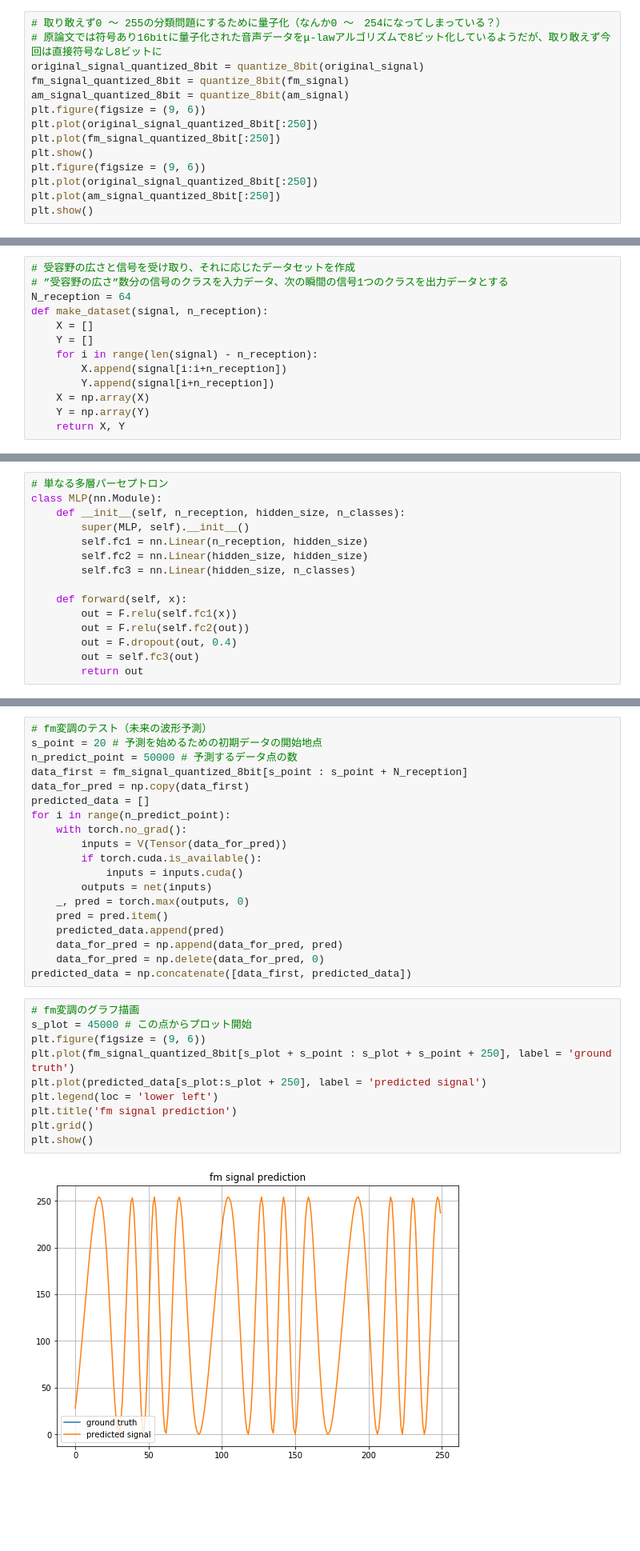
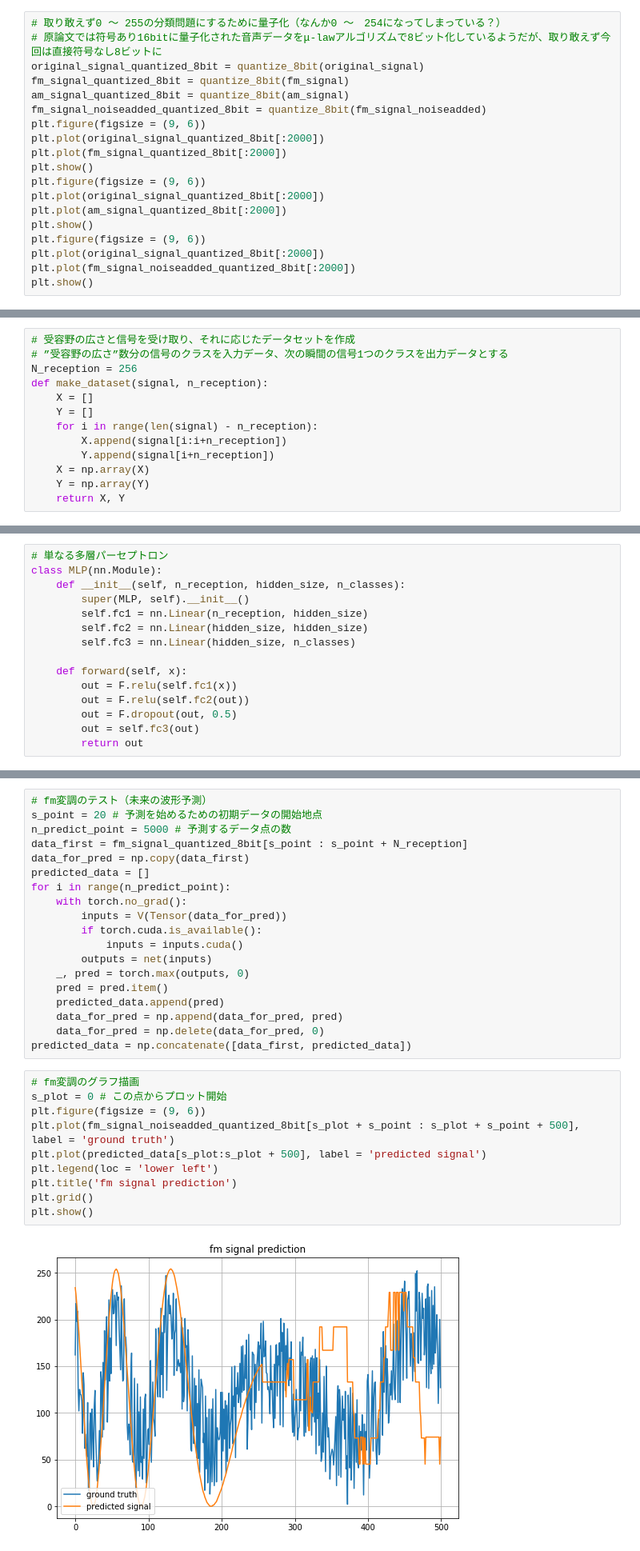
Before and after one commit to cross32768/dilated_conv, a Jupyter notebook: dilated_conv.ipynb, the cells around one changed output, grey strips where cells are left out. Shown at 80% size. Drawn from its saved outputs; the diff is of its cells as text; blank space fills up the shorter version.

Commit message:
add code about noise

```diff
--- a/dilated_conv.ipynb
+++ b/dilated_conv.ipynb
@@ -107,12 +130,17 @@ def quantize_8bit(signal):
 original_signal_quantized_8bit = quantize_8bit(original_signal)
 fm_signal_quantized_8bit = quantize_8bit(fm_signal)
 am_signal_quantized_8bit = quantize_8bit(am_signal)
+fm_signal_noiseadded_quantized_8bit = quantize_8bit(fm_signal_noiseadded)
 plt.figure(figsize = (9, 6))
-plt.plot(original_signal_quantized_8bit[:250])
-plt.plot(fm_signal_quantized_8bit[:250])
+plt.plot(original_signal_quantized_8bit[:2000])
+plt.plot(fm_signal_quantized_8bit[:2000])
 plt.show()
 plt.figure(figsize = (9, 6))
-plt.plot(original_signal_quantized_8bit[:250])
-plt.plot(am_signal_quantized_8bit[:250])
+plt.plot(original_signal_quantized_8bit[:2000])
+plt.plot(am_signal_quantized_8bit[:2000])
 plt.show()
+plt.figure(figsize = (9, 6))
+plt.plot(original_signal_quantized_8bit[:2000])
+plt.plot(fm_signal_noiseadded_quantized_8bit[:2000])
+plt.show()
 # %% [output]
@@ -121,7 +150,7 @@ plt.show()
 # %%
 # 受容野の広さと信号を受け取り、それに応じたデータセットを作成
 # ”受容野の広さ”数分の信号のクラスを入力データ、次の瞬間の信号1つのクラスを出力データとする
-N_reception = 64
+N_reception = 256
 def make_dataset(signal, n_reception):
     X = []
     Y = []
@@ -159,7 +196,7 @@ class MLP(nn.Module):
     def forward(self, x):
         out = F.relu(self.fc1(x))
         out = F.relu(self.fc2(out))
-        out = F.dropout(out, 0.4)
+        out = F.dropout(out, 0.5)
         out = self.fc3(out)
         return out
 # %%
@@ -276,7 +313,7 @@ plt.show()
 # %%
 # fm変調のテスト（未来の波形予測）
 s_point = 20 # 予測を始めるための初期データの開始地点
-n_predict_point = 50000 # 予測するデータ点の数
+n_predict_point = 5000 # 予測するデータ点の数
 data_first = fm_signal_quantized_8bit[s_point : s_point + N_reception]
 data_for_pred = np.copy(data_first)
 predicted_data = []
@@ -294,16 +331,16 @@ for i in range(n_predict_point):
 predicted_data = np.concatenate([data_first, predicted_data])
 # %%
 # fm変調のグラフ描画
-s_plot = 45000 # この点からプロット開始
+s_plot = 0 # この点からプロット開始
 plt.figure(figsize = (9, 6))
-plt.plot(fm_signal_quantized_8bit[s_plot + s_point : s_plot + s_point + 250], label = 'ground truth')
-plt.plot(predicted_data[s_plot:s_plot + 250], label = 'predicted signal')
+plt.plot(fm_signal_noiseadded_quantized_8bit[s_plot + s_point : s_plot + s_point + 500], label = 'ground truth')
+plt.plot(predicted_data[s_plot:s_plot + 500], label = 'predicted signal')
 plt.legend(loc = 'lower left')
 plt.title('fm signal prediction')
 plt.grid()
 plt.show()
 # %% [output]
-[figure, old version]
+[figure, new version]
 # %%
 # ロス関数、オプティマイザ
 net = MLP(N_reception, 128, 256)
```
Also changed, not shown: parts of 9 cells of this notebook.
